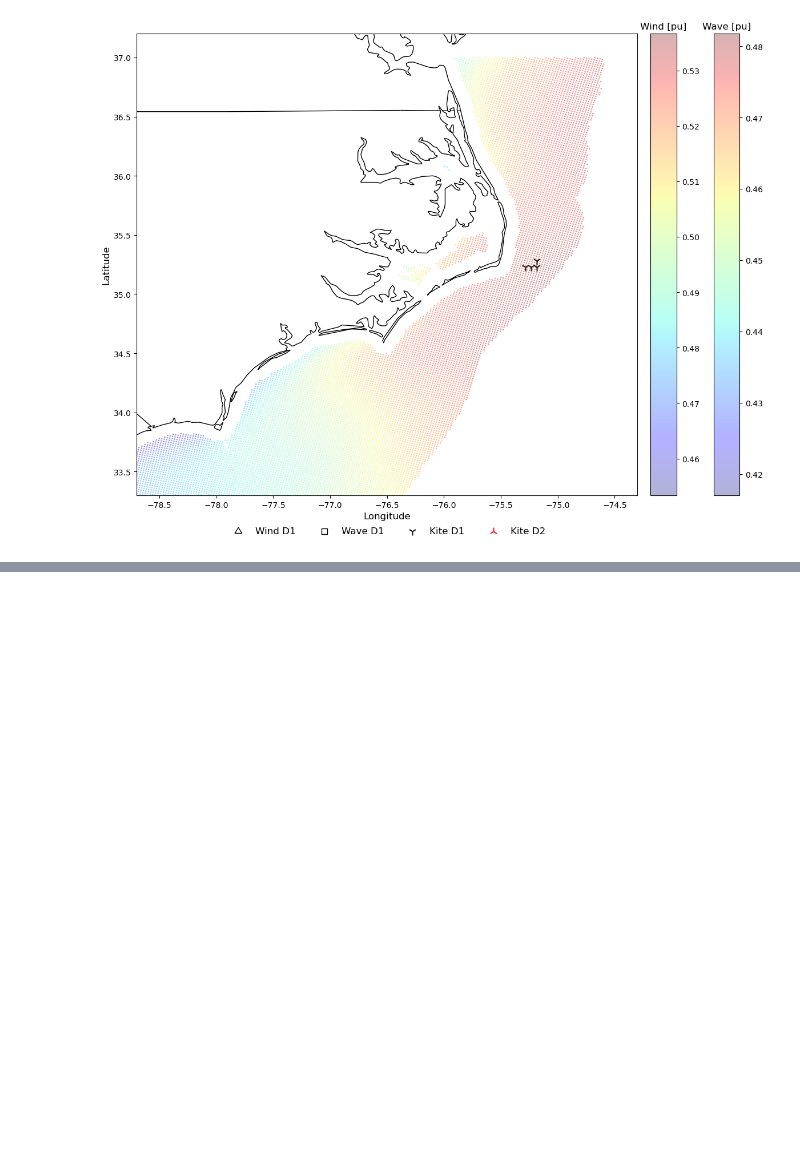
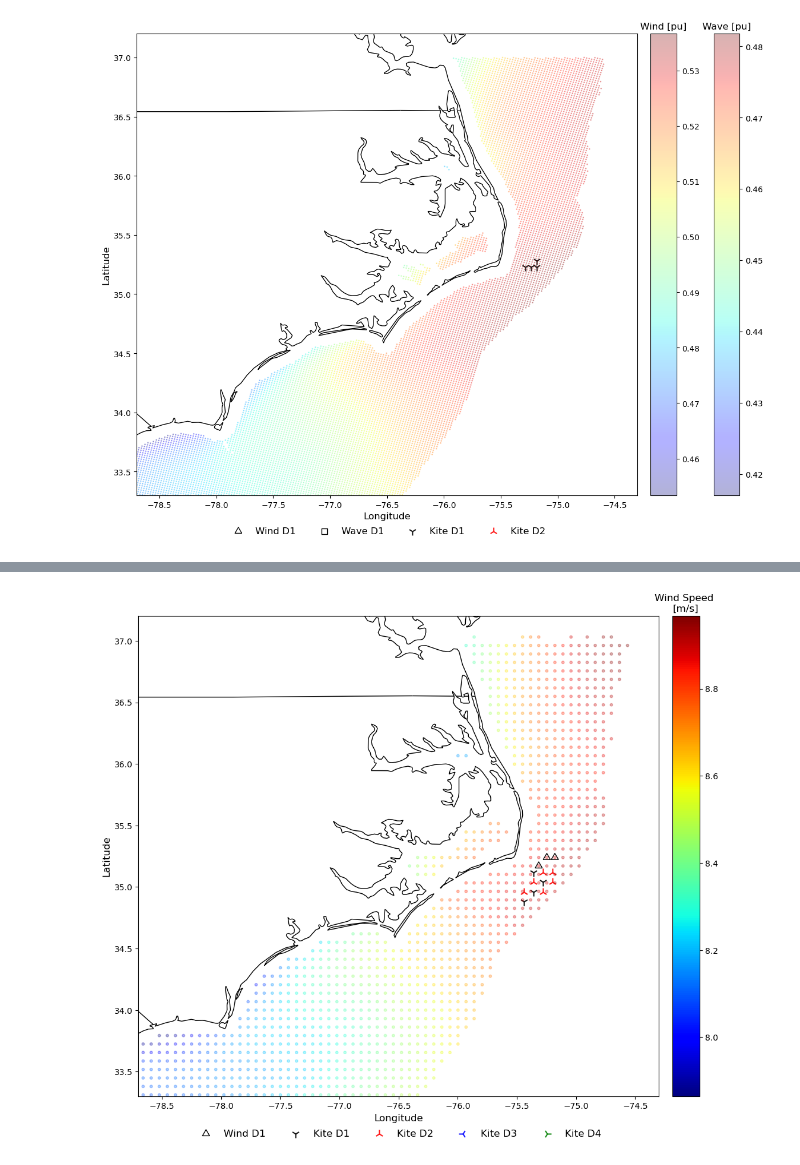
Before and after one commit to vaduraes/OceanPortfolioOptimization, a Jupyter notebook: PlotPortfolioResults.ipynb, the cells around one changed output, grey strips where cells are left out. Cells and saved outputs as stored; diff of their text form; code cells hidden in the pictures; blank space fills up the shorter version.

```diff
--- a/PlotPortfolioResults.ipynb
+++ b/PlotPortfolioResults.ipynb
@@ -260,0 +282,38 @@ PlotTurbineLocations(SolutionPath, Legend, PathDataUnderLayer, LegendUnderLayerC
+# %%
+LCOE_Target=-1 #Lowest LCOE
+
+MainPortResultsPath="./OutputData/Portfolios/"
+
+SolutionPath=[]
+# SolutionPath.append(MainPortResultsPath+"Wind_Upscale24h_0.05Degree_GenCost_ATB_8MW_2020_Vestas_Transmission_1200MW.npz")
+# SolutionPath.append(MainPortResultsPath+"Wind_Upscale24h_0.05Degree_GenCost_ATB_12MW_2030_Transmission_1200MW.npz")
+# SolutionPath.append(MainPortResultsPath+"Wind_Upscale24h_0.05Degree_GenCost_ATB_15MW_2030_Transmission_1200MW.npz")
+SolutionPath.append(MainPortResultsPath+"Wind18MW_4KiteDesings_1200MW.npz")
+
+
+Legend=[] #one list per solution, each list contains the legend for each design of each technology 3d list
+Legend.append([["Wind D1", "Wind D2", "Wind D3", "Wind D4"],
+                ["Wave D1", "Wave D2", "Wave D3", "Wave D4"],
+                ["Kite D1", "Kite D2", "Kite D3", "Kite D4"]])
+
+Legend.append([["Wind D1", "Wind D2", "Wind D3", "Wind D4"],
+                ["Wave D1", "Wave D2", "Wave D3", "Wave D4"],
+                ["Kite D1", "Kite D2", "Kite D3", "Kite D4"]])
+
+StateCountours="./InputData/CoastLine/"
+LatMaxMin=(33.3, 37.2)
+LongMaxMin=(-78.7, -74.3)
+
+PathDataUnderLayer=[]
+GeneralPathResources="./OutputData/"
+
+
+PathDataUnderLayer.append("./OutputData/Wind/Upscale24h_0.07Degree_2007GenCost_ATB_18MW_2030.npz")
+# PathDataUnderLayer.append("./OutputData/OceanCurrent/PowerTimeSeriesKite_VD50_BCS2.5.npz")
+UnderLayerVariable=["RawResource", "RawResource"]
+LegendUnderLayerColorbar=["Wind Speed \n[m/s]", "OC Speed\n [m/s]"]
+
+SavePath=None
+PlotTurbineLocations(SolutionPath, Legend, PathDataUnderLayer, LegendUnderLayerColorbar, StateCountours, UnderLayerVariable,LCOE_Target=-1, LatMaxMin=(33.3, 37.2), LongMaxMin=(-78.7, -74.3), SavePath=SavePath)
+# %% [output]
+[figure, added]
```
Also changed, not shown: parts of 5 cells of this notebook, 14 other files.
